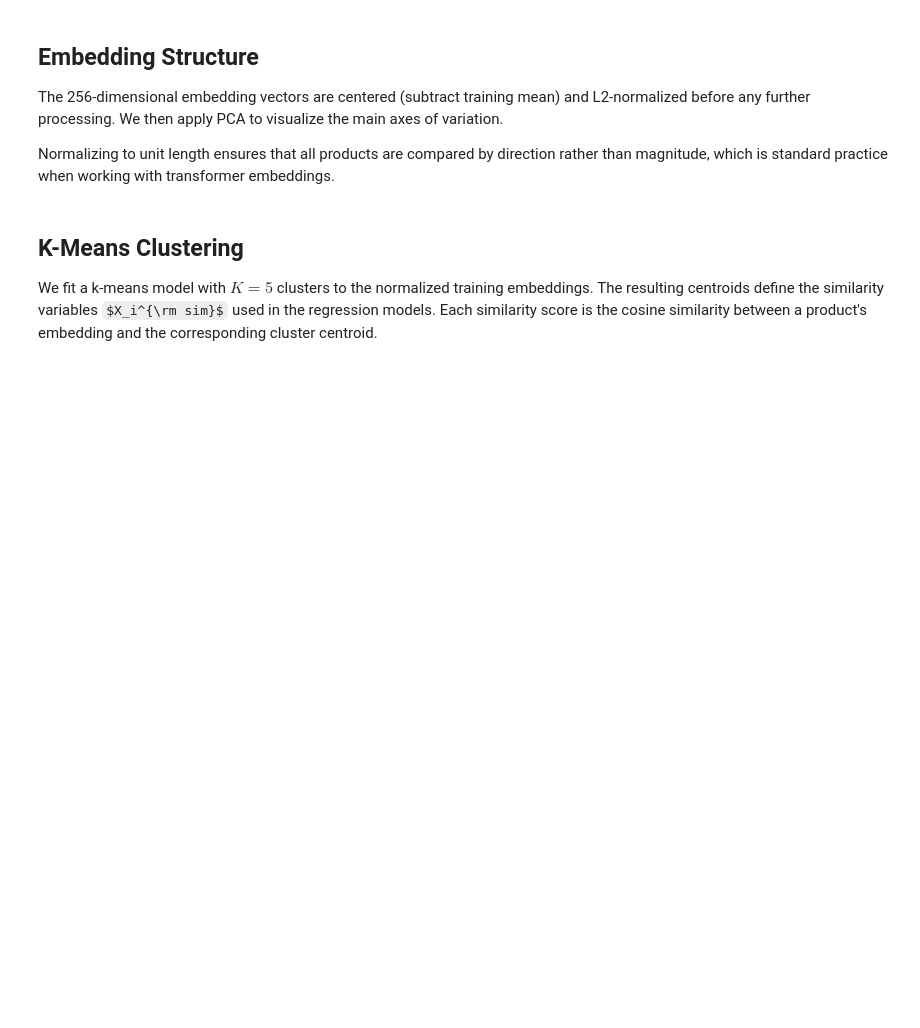
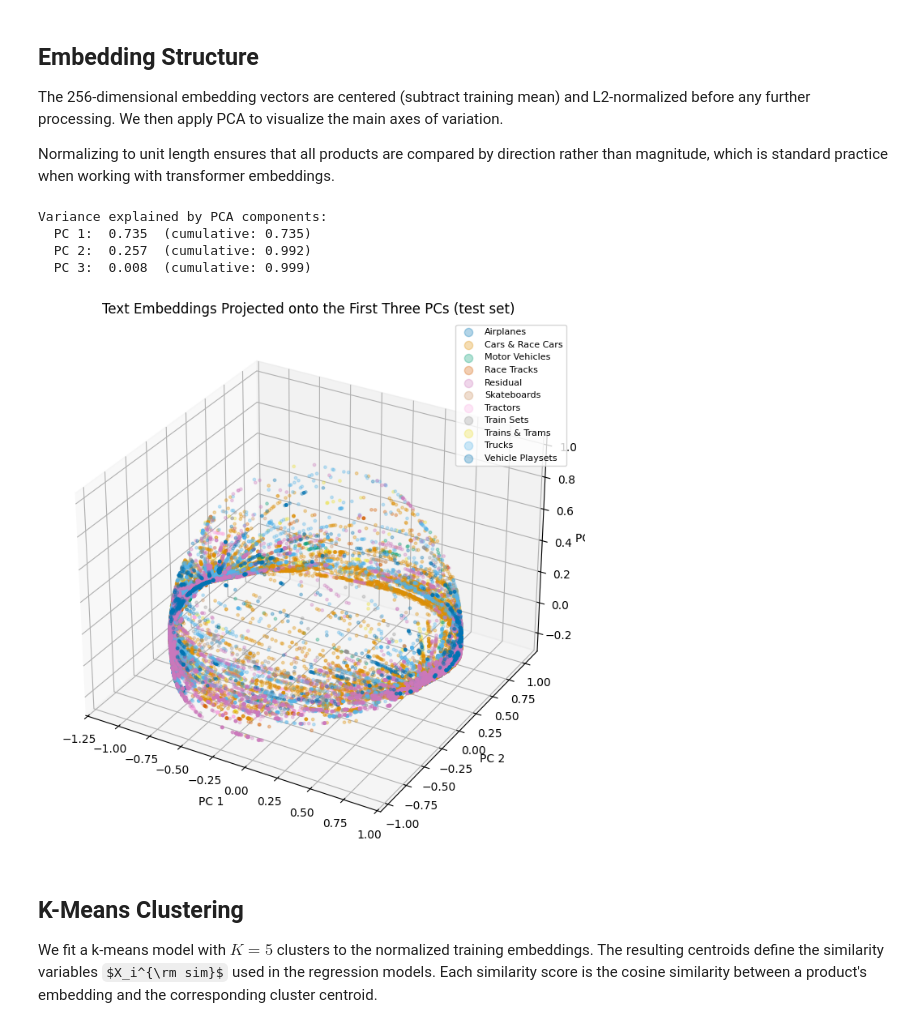
Before and after one commit to JanTeichertKluge/demand-analysis-labs, a Jupyter notebook: 01_data_preparation.ipynb, the cells around one changed output. Cells and saved outputs as stored; diff of their text form; code cells hidden in the pictures; some formulas as TeX source; blank space fills up the shorter version.

```diff
--- a/01_data_preparation.ipynb
+++ b/01_data_preparation.ipynb
@@ -131,35 +193,43 @@ global_mean = emb_tr.mean(axis=0)
 emb_tr_n = normalize(emb_tr - global_mean, axis=1)
 emb_te_n = normalize(emb_te - global_mean, axis=1)
 
-pca10 = PCA(n_components=10, random_state=42)
-pca10.fit(emb_tr_n)
+pca3 = PCA(n_components=3, random_state=42)
+pca3.fit(emb_tr_n)
 
 print("Variance explained by PCA components:")
-for i, ev in enumerate(pca10.explained_variance_ratio_):
-    cumulative = pca10.explained_variance_ratio_[:i+1].sum()
+for i, ev in enumerate(pca3.explained_variance_ratio_):
+    cumulative = pca3.explained_variance_ratio_[:i+1].sum()
     print(f"  PC{i+1:2d}:  {ev:.3f}  (cumulative: {cumulative:.3f})")
+# %% [output]
+Variance explained by PCA components:
+  PC 1:  0.735  (cumulative: 0.735)
+  PC 2:  0.257  (cumulative: 0.992)
+  PC 3:  0.008  (cumulative: 0.999)
 # %%
-pca2 = PCA(n_components=2, random_state=42)
-coords = pca2.fit_transform(emb_tr_n)
+coords = pca3.transform(emb_te_n)
 
-if "subcat_aggregated" in df_train.columns:
-    cats = df_train["subcat_aggregated"].astype("category")
+if "subcat_aggregated" in df_test.columns:
+    cats = df_test["subcat_aggregated"].astype("category")
     codes = cats.cat.codes.values
 else:
     cats  = pd.Categorical(["all"] * len(coords))
     codes = np.zeros(len(coords), dtype=int)
 
-fig, ax = plt.subplots(figsize=(8, 6))
+fig = plt.figure(figsize=(10, 7))
+ax = fig.add_subplot(111, projection="3d")
 for i, cat in enumerate(cats.cat.categories):
     mask = codes == i
-    ax.scatter(coords[mask, 0], coords[mask, 1],
+    ax.scatter(coords[mask, 0], coords[mask, 1], coords[mask, 2],
                label=cat, alpha=0.3, s=6, color=palette[i % len(palette)])
-ax.set_xlabel("First principal component", fontsize=11)
-ax.set_ylabel("Second principal component", fontsize=11)
-ax.set_title("Text Embeddings Projected onto the First Two PCs (training set)")
+ax.set_xlabel("PC 1", fontsize=10)
+ax.set_ylabel("PC 2", fontsize=10)
+ax.set_zlabel("PC 3", fontsize=10)
+ax.set_title("Text Embeddings Projected onto the First Three PCs (test set)")
 ax.legend(markerscale=3, fontsize=8, loc="best")
 plt.tight_layout()
 plt.show()
+# %% [output]
+[figure, added]
 # %% [markdown]
 ## K-Means Clustering
 
```
Also changed, not shown: parts of 12 cells of this notebook, 1 other file.
